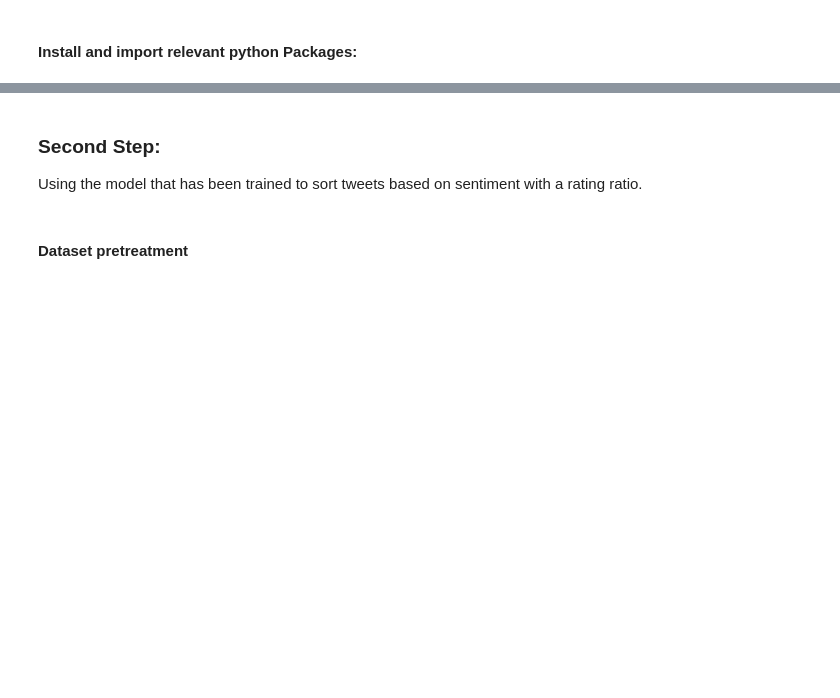
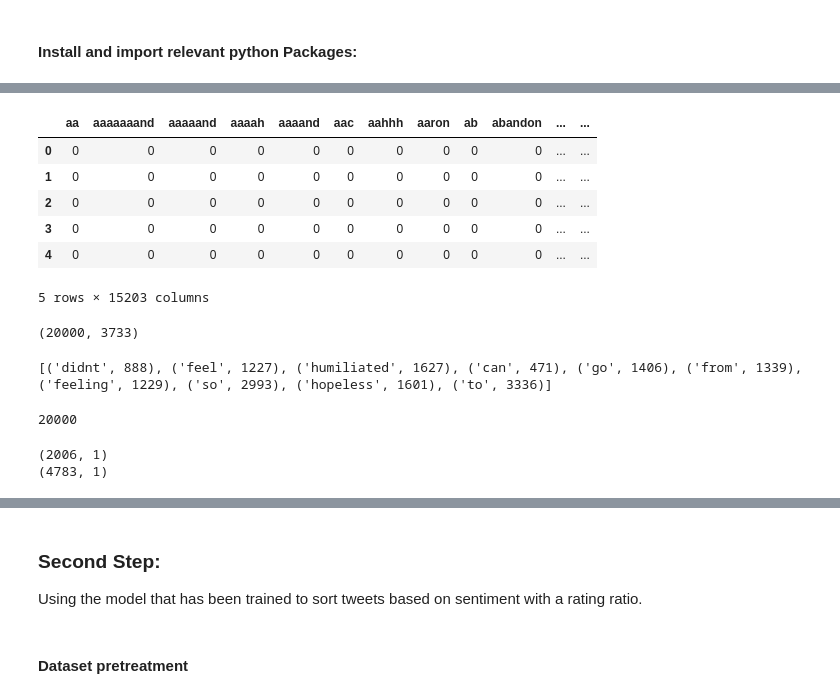
Before and after one commit to abhaybhadani/Tutorials, a Jupyter notebook: src/Analysis_and_sorting_of_tweeters'_feelings.ipynb, the cells around one changed output, grey strips where cells are left out. Cells and saved outputs as stored; diff of their text form; code cells hidden in the pictures; blank space fills up the shorter version.

```diff
--- a/src/Analysis_and_sorting_of_tweeters'_feelings.ipynb
+++ b/src/Analysis_and_sorting_of_tweeters'_feelings.ipynb
@@ -329,0 +561,51 @@ plt.show()
+# %%
+from sklearn.feature_extraction.text import CountVectorizer
+vec = CountVectorizer()
+docs = list(dataset.tweets_lemmatized)
+X = vec.fit_transform(docs)
+# %%
+df = pd.DataFrame(X.toarray(), columns=vec.get_feature_names())
+df.head()
+# %% [output]
+|  | aa | aaaaaaand | aaaaand | aaaah | aaaand | aac | aahhh | aaron | ab | abandon | ... | ... |
+| 0 | 0 | 0 | 0 | 0 | 0 | 0 | 0 | 0 | 0 | 0 | ... | ... |
+| 1 | 0 | 0 | 0 | 0 | 0 | 0 | 0 | 0 | 0 | 0 | ... | ... |
+| 2 | 0 | 0 | 0 | 0 | 0 | 0 | 0 | 0 | 0 | 0 | ... | ... |
+| 3 | 0 | 0 | 0 | 0 | 0 | 0 | 0 | 0 | 0 | 0 | ... | ... |
+| 4 | 0 | 0 | 0 | 0 | 0 | 0 | 0 | 0 | 0 | 0 | ... | ... |
+5 rows × 15203 columns
+# %%
+# Create a Counter of tokens
+count_vectorizer = CountVectorizer(decode_error='ignore', lowercase=True, min_df=5)
+# Apply it on the train data to get the vocabulary and the mapping. This vocab and mapping is then applied to the test set.
+# Before, we convert to Unicode to avoid issues with CountVectorizer
+train = count_vectorizer.fit_transform(dataset.tweets_lemmatized.astype('U'))
+train.shape
+# %% [output]
+(20000, 3733)
+# %%
+# Extract the vocabulary as a list of (word, frequency)
+vocab = list(count_vectorizer.vocabulary_.items())
+print(vocab[:10])
+# %% [output]
+[('didnt', 888), ('feel', 1227), ('humiliated', 1627), ('can', 471), ('go', 1406), ('from', 1339), ('feeling', 1229), ('so', 2993), ('hopeless', 1601), ('to', 3336)]
+# %%
+total_pos_count = 0
+total_neg_count = 0
+pos_count_vector = []
+neg_count_vector = []
+
+size = len(dataset.tweets_lemmatized)
+size
+# %% [output]
+20000
+# %%
+positive_lexicon = pd.read_csv("./data/positive-lexicon.txt", usecols=[0], names=['positive'], header=None)
+
+print(positive_lexicon.shape)
+
+negative_lexicon = pd.read_csv("./data/negative-lexicon.txt", encoding='ISO-8859-1', usecols=[0], names=['negative'], header=None)
+print(negative_lexicon.shape)
+# %% [output]
+(2006, 1)
+(4783, 1)
```
Also changed, not shown: parts of 62 cells of this notebook, 10 other files.
